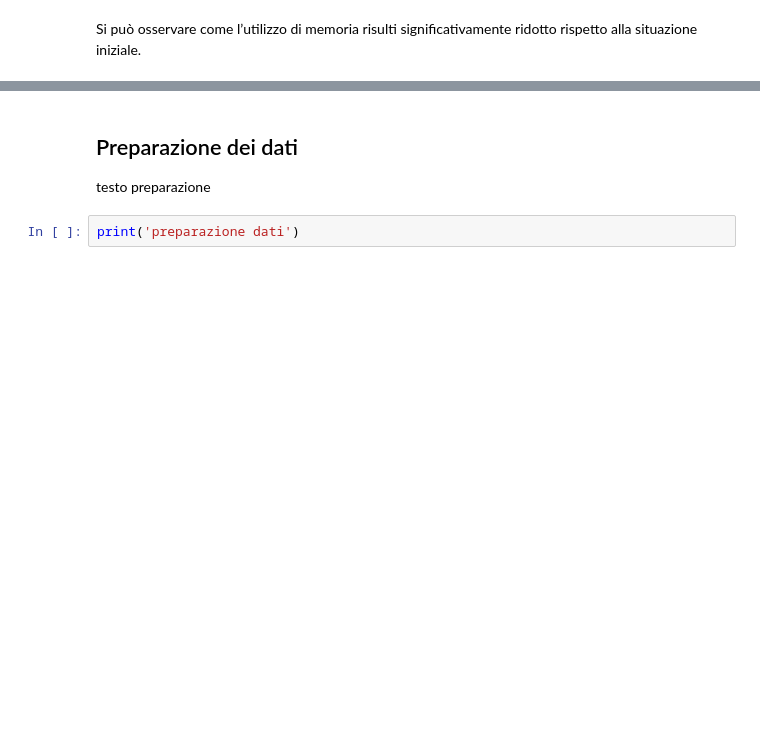
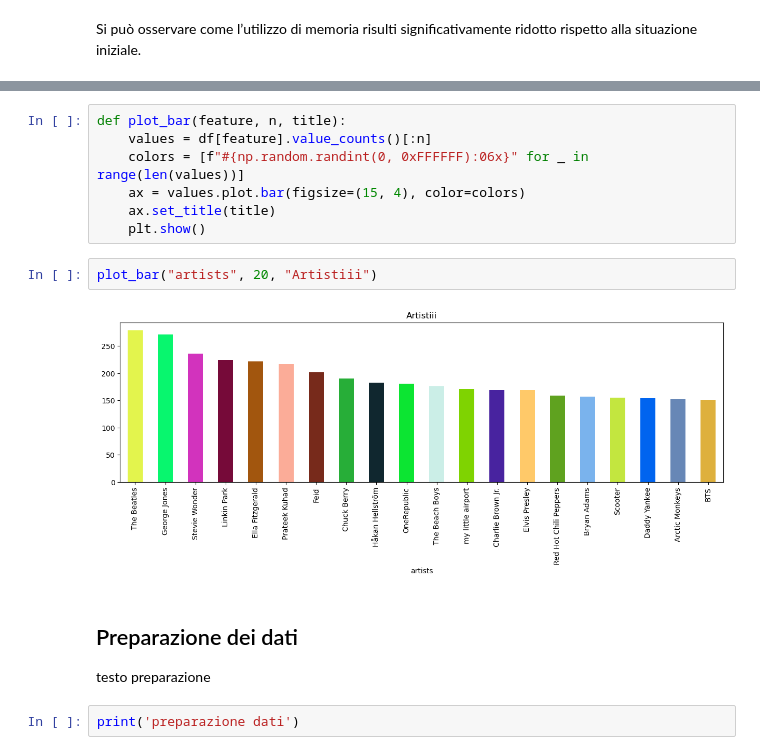
Before and after one commit to PADIprojects/Spotify-Track-Popularity-Prediction, a Jupyter notebook: previsionePopolaritàCanzoni.ipynb, the cells around one changed output, grey strips where cells are left out. Saved outputs shown, nothing was run; the diff lists cells and outputs as text; blank space fills up the shorter version.

```diff
--- a/previsionePopolaritàCanzoni.ipynb
+++ b/previsionePopolaritàCanzoni.ipynb
@@ -86,3 +96,14 @@ analisi esplorativa
+# %%
+def plot_bar(feature, n, title):
+    values = df[feature].value_counts()[:n]
+    colors = [f"#{np.random.randint(0, 0xFFFFFF):06x}" for _ in range(len(values))]
+    ax = values.plot.bar(figsize=(15, 4), color=colors)
+    ax.set_title(title)
+    plt.show()
+# %%
+plot_bar("artists", 20, "Artistiii")
+# %% [output]
+[figure, added]
 # %% [markdown]
 ## Preparazione dei dati
 testo preparazione
```
Also changed, not shown: parts of 8 cells of this notebook.
